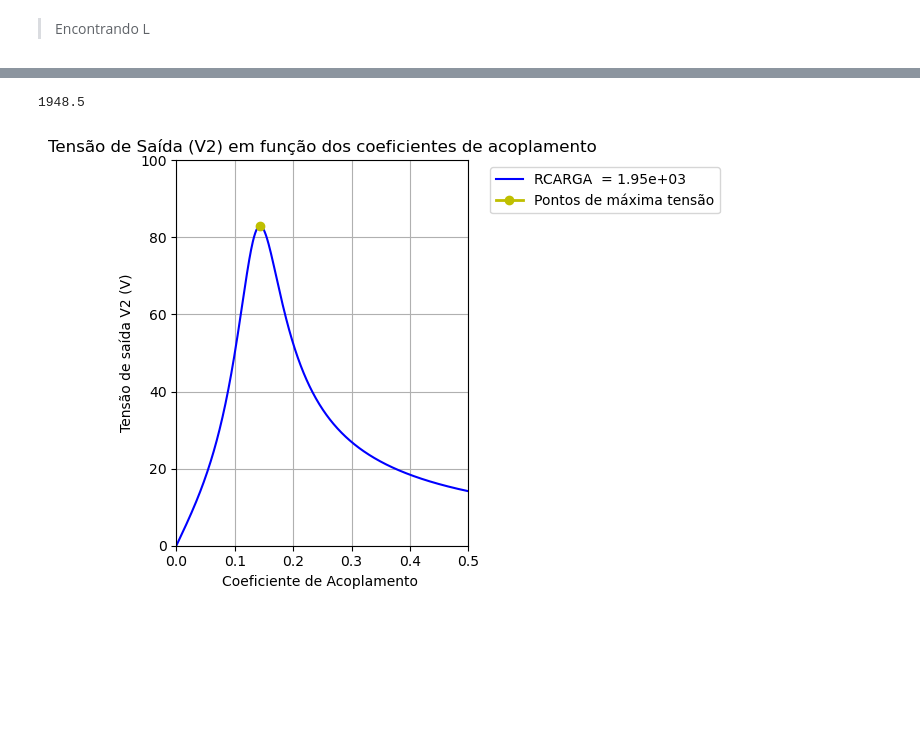
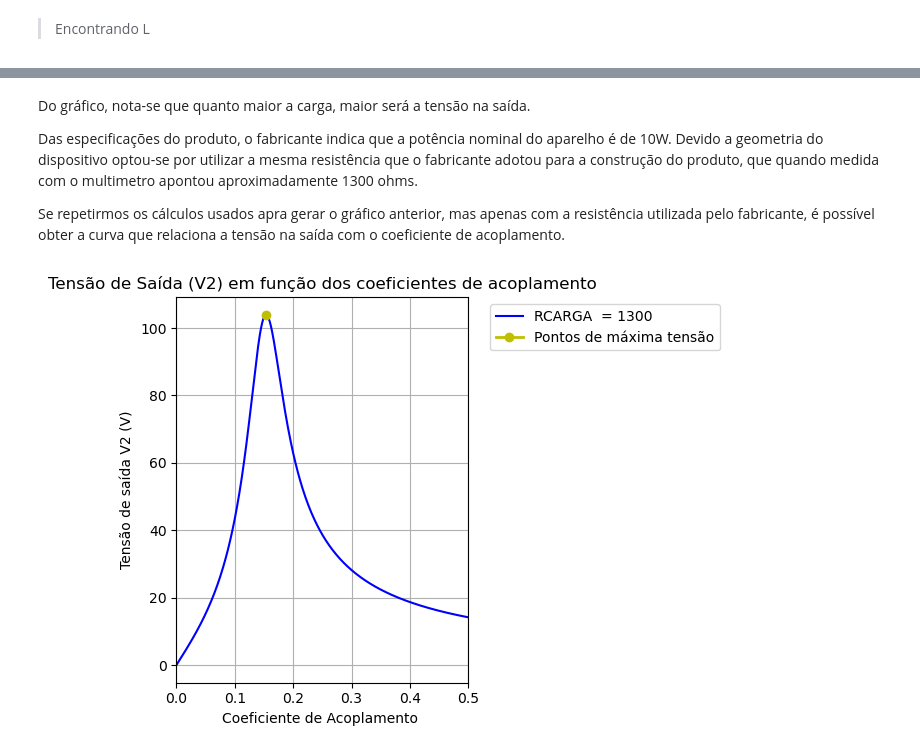
Before and after one commit to EnzoSilva14/projeto-eletromag, a Jupyter notebook: Versao_final.ipynb, the cells around one changed output, grey strips where cells are left out. Drawn from its saved outputs; the diff is of its cells as text; code cells hidden in the pictures; blank space fills up the shorter version.

```diff
--- a/Versao_final.ipynb
+++ b/Versao_final.ipynb
@@ -384,11 +395,7 @@ print(i1_abs, i2_abs)
 # %%
-#Declaração de Parâmetros
-
-
+#configuração do gráfico
 fig, ax1 = plt.subplots()
 
-resistencias = np.arange(5 , 45 , 5)
-coeficientes = np.arange(0 , 1 , 0.001)
 i = 0
 cores = [
     'blue',    # R carga = 5 Ω
@@ -402,15 +409,13 @@ cores = [
     'yellow',  # Pontos de máxima tensão
 ]
 
-#Indutâncias
+#Declaração de Parâmetros
+resistencias = np.arange(5 , 45 , 5)
+coeficientes = np.arange(0 , 1 , 0.001)
 
-L1 = indutancia_ressonante(f, C)
-L2 = indutancia_ressonante(f, C)
-R1, R2 = R_pelicular(Rdc, f)
-
+#valores de impedancias
 ZC1, ZL1, ZR1 = impedancia(R1, C, L1, f)
 ZC2, ZL2, ZR2 = impedancia(R2, C, L2, f)
-Uf = 12 * (2/pi)
 
 v_max = []
 k_max = []
@@ -435,7 +440,7 @@ for resistencia in resistencias:
     v_max.append(max(tensoes))
     k_max.append(max_k)
     pot_max.append(max_pot)
-    ax1.plot(coeficientes, tensoes, label=f'RCARGA  = {resistencia:.2e}', color=cores[i], linestyle=linestyles[0])
+    ax1.plot(coeficientes, tensoes, label=f'RCARGA  = {resistencia} Ohms', color=cores[i], linestyle=linestyles[0])
 
     i += 1
 
@@ -444,8 +449,6 @@ ax1.set_title("Tensão de Saída (V2) em função dos coeficientes de acoplament
 ax1.set_xlabel("Coeficiente de Acoplamento ")
 ax1.set_ylabel("Tensão de saída V2 (V)")
 ax1.legend(loc="upper left", bbox_to_anchor=(1.05, 1))
-ax1.set_xlim(0, 1.05)
-ax1.set_ylim(0, 50)
 ax1.grid(True)
 
 # Ajustar layout para não sobrepor elementos
@@ -481,78 +461,44 @@ IMPORTANTE: para dar print nas relações $N_1/N_2$, $V_1/V_2$ e $e_1/e_2$, voc
+# %% [markdown]
+Do gráfico, nota-se que quanto maior a carga, maior será a tensão na saída.
+
+Das especificações do produto, o fabricante indica que a potência nominal do aparelho é de 10W. Devido a geometria do dispositivo optou-se por utilizar a mesma resistência que o fabricante adotou para a construção do produto, que quando medida com o multimetro apontou aproximadamente 1300 ohms.
+
+Se repetirmos os cálculos usados apra gerar o gráfico anterior, mas apenas com a resistência utilizada pelo fabricante, é possível obter a curva que relaciona a tensão na saída com o coeficiente de acoplamento.
 # %%
 #Declaração de Parâmetros
-
+resistencia_real = 1300
 
 fig, ax1 = plt.subplots()
 
-resistencias = np.arange(5 , 45 , 5)
 coeficientes = np.arange(0 , 1 , 0.001)
-i = 0
-cores = [
-    'blue',    # R carga = 5 Ω
-    'orange',  # R carga = 10 Ω
-    'green',   # R carga = 15 Ω
-    'red',     # R carga = 20 Ω
-    'purple',  # R carga = 25 Ω
-    'brown',   # R carga = 30 Ω
-    'pink',    # R carga = 35 Ω
-    'gray',    # R carga = 40 Ω
-    'yellow',  # Pontos de máxima tensão
-]
-
-#Indutâncias
-
-# L1 = indutancia_ressonante(f, C)
-# L2 = indutancia_ressonante(f, C)
-L1 = 25e-6
-L2 = 25e-6
-Rdc = 0.2
-R1, R2 = R_pelicular(Rdc, f)
-
-ZC1, ZL1, ZR1 = impedancia(R1, C, L1, f)
-ZC2, ZL2, ZR2 = impedancia(R2, C, L2, f)
-Uf = 12 * (2/pi)
-
-v_max = []
-k_max = []
-pot_max = []
-
-i = 0
 
 tensoes = []
 potencias = []
 
-resistencia, _ = R_pelicular(1299, f)
-print(resistencia)
 for k in coeficientes:
     ZM = impedancia_ZM(L1 , L2 , k , f)
-    i1, i2, V2, eficiencia, P_res = CalcularTransformadorCapacitorParalelo(ZR1, ZR2, resistencia, ZC1, ZC2, ZL1, ZL2, ZM, Uf)
+    i1, i2, V2, eficiencia, P_res = CalcularTransformadorCapacitorParalelo(ZR1, ZR2, resistencia_real, ZC1, ZC2, ZL1, ZL2, ZM, Uf)
     tensoes.append(V2)
     potencias.append(P_res)
+
 max_tensao = max(tensoes)
 max_pot = potencias[tensoes.index(max_tensao)]
 max_k = coeficientes[tensoes.index(max_tensao)]
 
-v_max.append(max(tensoes))
-k_max.append(max_k)
-pot_max.append(max_pot)
-ax1.plot(coeficientes, tensoes, label=f'RCARGA  = {resistencia:.2e}', color=cores[i], linestyle=linestyles[0])
-
-i += 1
-
-ax1.plot(k_max, v_max, label='Pontos de máxima tensão', color='#BFBF00', marker='o', linestyle='-', linewidth=2)
+ax1.plot(coeficientes, tensoes, label=f'RCARGA  = {resistencia_real}', color=cores[0], linestyle=linestyles[0])
+ax1.plot(max_k, max_tensao, label='Pontos de máxima tensão', color='#BFBF00', marker='o', linestyle='-', linewidth=2)
 ax1.set_title("Tensão de Saída (V2) em função dos coeficientes de acoplamento")
 ax1.set_xlabel("Coeficiente de Acoplamento ")
 ax1.set_ylabel("Tensão de saída V2 (V)")
 ax1.legend(loc="upper left", bbox_to_anchor=(1.05, 1))
 ax1.set_xlim(0, 0.5)
-ax1.set_ylim(0, 100)
+
 ax1.grid(True)
 
 # Ajustar layout para não sobrepor elementos
 plt.tight_layout()
 
 # Exibir gráfico
 plt.show()
 # %% [output]
-1948.5
-[figure, old version]
+[figure, new version]
```
Also changed, not shown: parts of 33 cells of this notebook, 1 other file.
